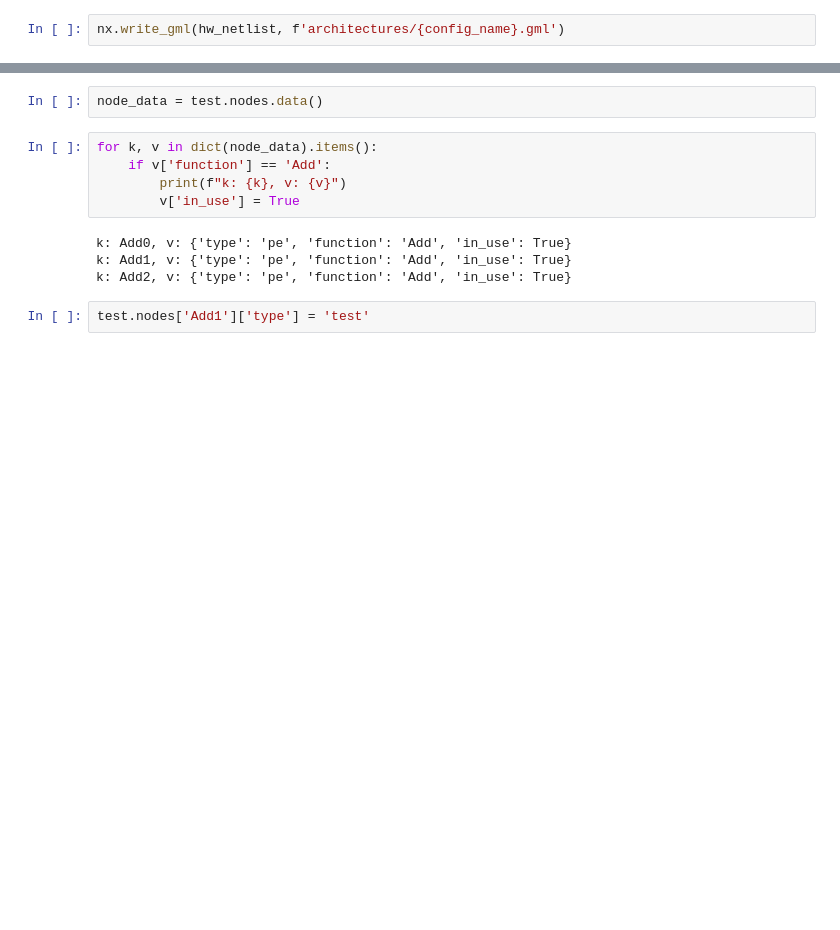
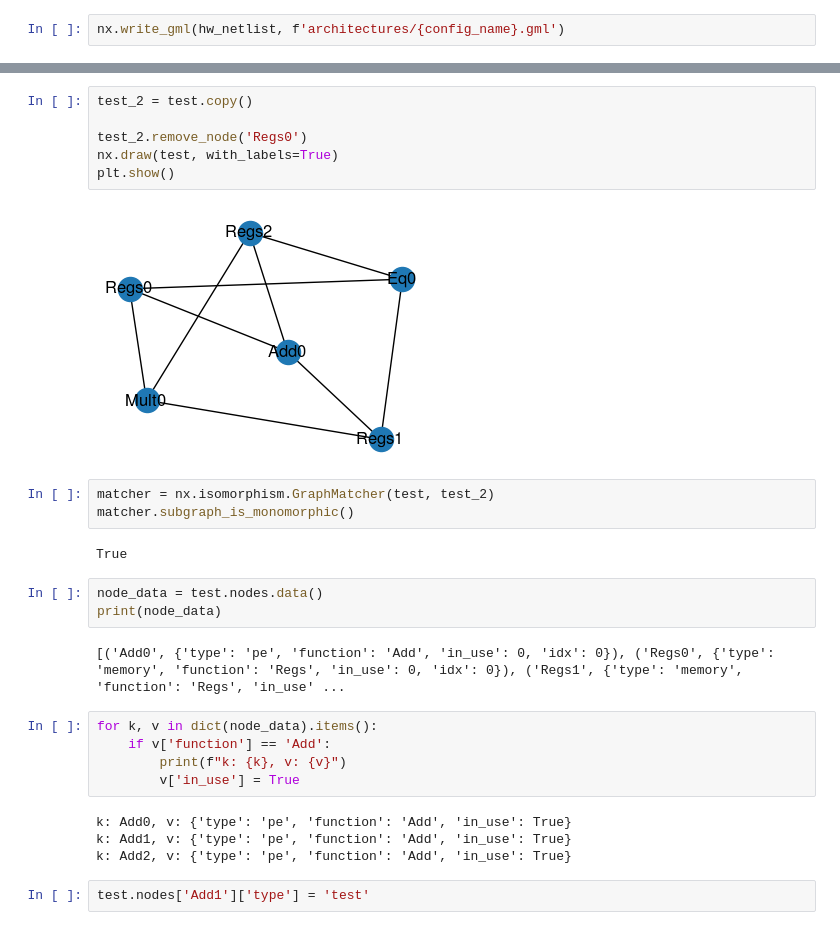
Before and after one commit to tathagatasrimani/codesign, a Jupyter notebook: src/vamshi_misc_tests.ipynb, the cells around one changed output, grey strips where cells are left out. Drawn from its saved outputs; the diff is of its cells as text; blank space fills up the shorter version.

```diff
--- a/src/vamshi_misc_tests.ipynb
+++ b/src/vamshi_misc_tests.ipynb
@@ -1212,5 +1259,21 @@ FileNotFoundError: [Errno 2] No such file or directory: 'architectures/const_ala
+# %%
+test_2 = test.copy()
+
+test_2.remove_node('Regs0')
+nx.draw(test, with_labels=True)
+plt.show()
+# %% [output]
+[figure, added]
+# %%
+matcher = nx.isomorphism.GraphMatcher(test, test_2)
+matcher.subgraph_is_monomorphic()
+# %% [output]
+True
 # %%
 node_data = test.nodes.data()
+print(node_data)
+# %% [output]
+[('Add0', {'type': 'pe', 'function': 'Add', 'in_use': 0, 'idx': 0}), ('Regs0', {'type': 'memory', 'function': 'Regs', 'in_use': 0, 'idx': 0}), ('Regs1', {'type': 'memory', 'function': 'Regs', 'in_use' ...
 # %%
 for k, v in dict(node_data).items():
     if v['function'] == 'Add':
```
Also changed, not shown: parts of 10 cells of this notebook, 9 other files.
